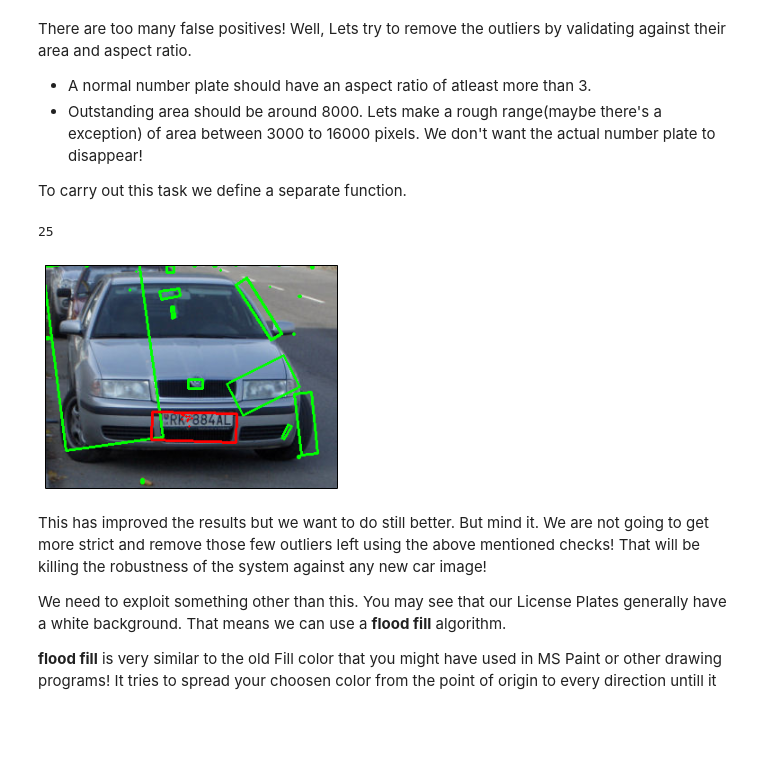
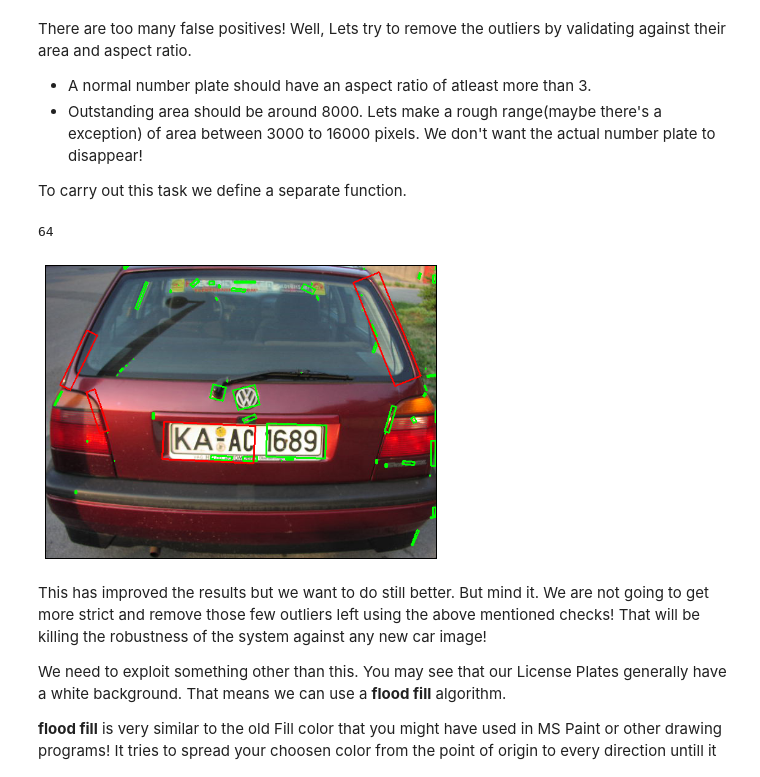
Before and after one commit to kriti16/Automatic-number-plate-recognition, a Jupyter notebook: ANPR.ipynb, the cells around one changed output. Drawn from its saved outputs; the diff is of its cells as text; code cells hidden in the pictures; blank space fills up the shorter version.

```diff
--- a/ANPR.ipynb
+++ b/ANPR.ipynb
@@ -66,7 +66,7 @@ plt.rcParams['figure.figsize'] = 10, 10
 
 # Actual Code starts here
 plt.title('Sample Car')
-image_path="in1.jpg"
-carsample=cv2.imread(image_path)
+image_path="test/P6070094.jpg"
+carsample=cv2.imread("test/P6070094.jpg")
 showfig(carsample,None)
 # %% [output]
@@ -159,30 +159,30 @@ To carry out this task we define a separate function.
 # %%
 #validate a contour. We validate by estimating a rough area and aspect ratio check.
 def validate(cnt):
     rect=cv2.minAreaRect(cnt)
     box=cv2.boxPoints(rect)
     box=np.int0(box)
     output=False
     width=rect[1][0]
     height=rect[1][1]
     if ((width!=0) & (height!=0)):
-        if (((height/width>3) & (height>width)) | ((width/height>3) & (width>height))):
-            if((height*width<16000) & (height*width>2000)):
+        if (((height/width>2) & (height>width)) | ((width/height>2) & (width>height))):
+            if((height*width<30000) & (height*width>400)):
                 output=True
     return output
 
 #Lets draw validated contours with red.
 for cnt in contours:
     if validate(cnt):
         rect=cv2.minAreaRect(cnt)
         box=cv2.boxPoints(rect)
         box=np.int0(box)
         cv2.drawContours(carsample, [box], 0, (0,0,255),2)
 showfig(carsample, None)
 print len(contours)
 # %% [output]
-25
+64
-[figure, old version]
+[figure, new version]
 # %% [markdown]
 This has improved the results but we want to do still better.
 But mind it. We are not going to get more strict and remove those few outliers left using the above mentioned checks! That will be killing the robustness of the system against any new car image!
```
Also changed, not shown: parts of 32 cells of this notebook.
